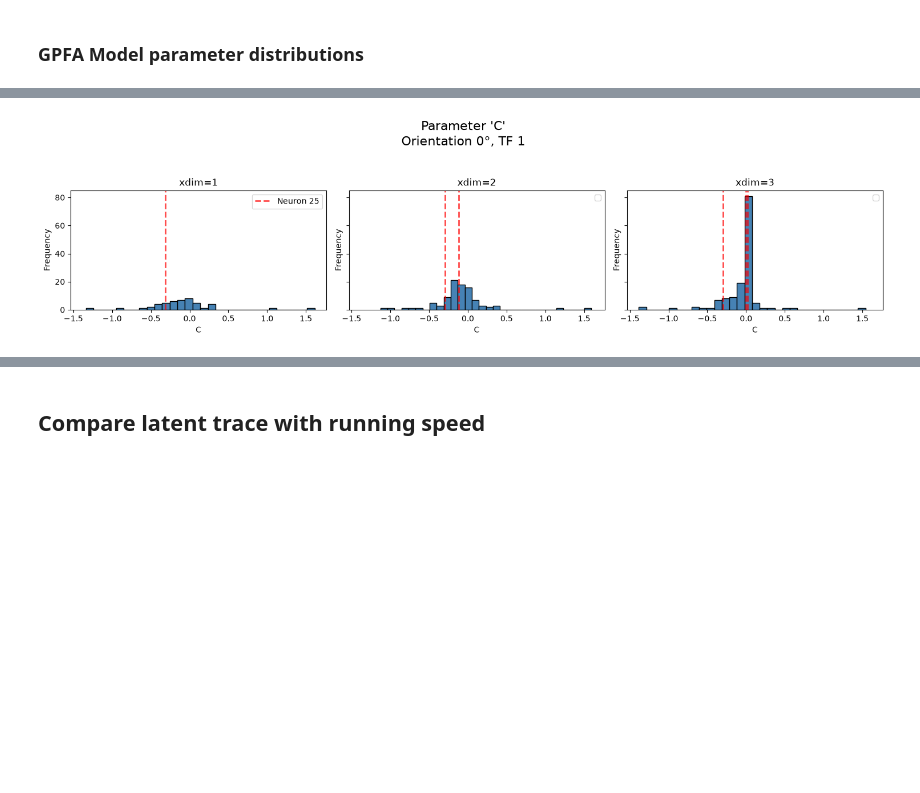
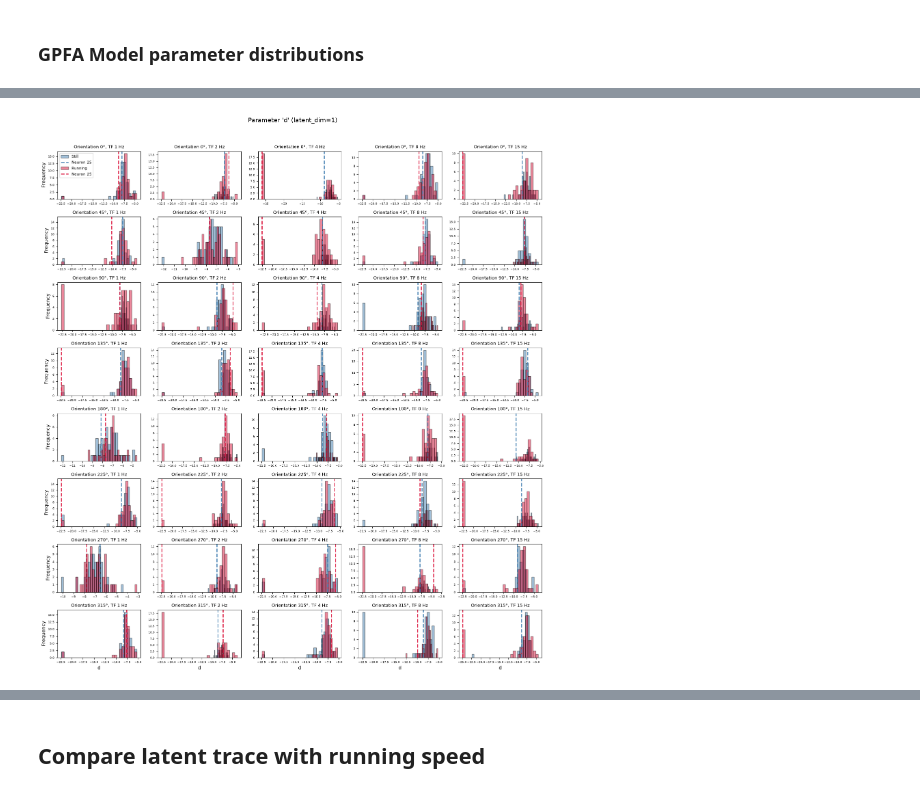
Before and after one commit to MartinGruber15/neural_data_science_project, a Jupyter notebook: notebooks/gpfa_drifitng_gratings.ipynb, the cells around one changed output, grey strips where cells are left out. Drawn from its saved outputs; the diff is of its cells as text; code cells hidden in the pictures; blank space fills up the shorter version.

Commit message:
Update gpfa drifting gratings analysis to incorporate running phases

```diff
--- a/notebooks/gpfa_drifitng_gratings.ipynb
+++ b/notebooks/gpfa_drifitng_gratings.ipynb
@@ -320,6 +224,6 @@ Iteration: 500 of 500, nPLL: = -17.8263Performing leave-one-out cross validation
 # %%
 print("Datasets created for all combinations of orientation and temporal frequency.")
-for (orientation, temporal_frequency), (train_set, test_set, xval_drifting_gratings) in fits.items():
-    print(f"Orientation: {orientation}, Temporal Frequency: {temporal_frequency}, Train Trials: {train_set.numTrials}, Test Trials: {test_set.numTrials}, Trial Duration: {train_set.trialDur} ms, Bin Size: {train_set.binSize} ms")
+for (orientation, temporal_frequency, running_phase), (train_set, test_set, xval_drifting_gratings) in fits.items():
+    print(f"Orientation: {orientation}, Temporal Frequency: {temporal_frequency}, Running Phase: {running_phase},Train Trials: {train_set.numTrials}, Test Trials: {test_set.numTrials}, Trial Duration: {train_set.trialDur} ms, Bin Size: {train_set.binSize} ms")
 # %% [output]
 Datasets created for all combinations of orientation and temporal frequency.
@@ -479,0 +365,2 @@ plt.show()
+# %%
+fig, axes = plot_baseline_and_test_errors(errors_dict)
@@ -543,11 +432,11 @@ Computing approximate covariance for Orientation: 45.0, Temporal Frequency: 8.0
 # %%
-def plot_covariances(raw_covs, approx_covs, orientation, temporal_frequency):
+def plot_covariances(raw_covs, approx_covs, orientation, temporal_frequency, running_phase):
 
     # get the raw and approximate covariances for the specified orientation and temporal frequency
-    raw_cov = raw_covs.get((orientation, temporal_frequency))
-    approx_cov = approx_covs.get((orientation, temporal_frequency))
+    raw_cov = raw_covs.get((orientation, temporal_frequency, running_phase))
+    approx_cov = approx_covs.get((orientation, temporal_frequency, running_phase))
     if raw_cov is None or approx_cov is None:
-        raise KeyError(f"No covariance data found for orientation={orientation}, temporal_frequency={temporal_frequency}")
+        raise KeyError(f"No covariance data found for orientation={orientation}, temporal_frequency={temporal_frequency}, running_phase={running_phase}")
 
     n_dims = len(approx_cov)
     fig, axes = plt.subplots(1, n_dims + 1, figsize=((n_dims + 1) * 3, 3))
@@ -567,9 +456,10 @@ def plot_covariances(raw_covs, approx_covs, orientation, temporal_frequency):
         axes[i + 1].set_xlabel("neuron")
         axes[i + 1].set_ylabel("neuron")
         if i == n_dims - 1:
-            fig.colorbar(im, ax=axes[i + 1], shrink=0.7, label="covariance")
+            fig.colorbar(im, ax=axes[i + 1], label="covariance")
 
-    fig.suptitle(f"Orientation {orientation:g}°, TF {temporal_frequency:g}", fontsize=16)
+    running_phase_str = "still" if running_phase == 0 else "running"
+    fig.suptitle(f"Orientation {orientation:g}°, TF {temporal_frequency:g}, Movement {running_phase_str}", fontsize=16)
     fig.tight_layout()  # leave room for suptitle
 
     return fig, axes
@@ -746,62 +617,5 @@ time constant relatively slow (around 0.2 - 0.4s)
 # %%
-fig, axes = plot_param_histograms(
-    fits,
-    orientation=0,
-    temporal_frequency=1,
-    param_name="C",
-    bins=30,
-    neuron_idx=25  # example neuron index to highlight
-)
+fig, axes = plot_param_histograms(fits, param_name="d", latent_dim=0, bins=30, neuron_idx=25)
 plt.show()
-
-fig, axes = plot_param_histograms(
-    fits,
-    orientation=45,
-    temporal_frequency=1,
-    param_name="C",
-    bins=30,
-    neuron_idx=25  # example neuron index to highlight
-)
-plt.show()
-
-fig, axes = plot_param_histograms(
-    fits,
-    orientation=90,
-    temporal_frequency=1,
-    param_name="C",
-    bins=30,
-    neuron_idx=25  # example neuron index to highlight
-)
-plt.show()
-
-fig, axes = plot_param_histograms(
-    fits,
-    orientation=0,
-    temporal_frequency=15,
-    param_name="C",
-    bins=30,
-    neuron_idx=25  # example neuron index to highlight
-)
-plt.show()
-
-fig, axes = plot_param_histograms(
-    fits,
-    orientation=45,
-    temporal_frequency=15,
-    param_name="C",
-    bins=30,
-    neuron_idx=25  # example neuron index to highlight
-)
-plt.show()
-
-fig, axes = plot_param_histograms(
-    fits,
-    orientation=90,
-    temporal_frequency=15,
-    param_name="C",
-    bins=30,
-    neuron_idx=25  # example neuron index to highlight
-)
-plt.show()
 # %% [output]
-[figure, old version]
+[figure, new version]
```
Also changed, not shown: parts of 44 cells of this notebook.
